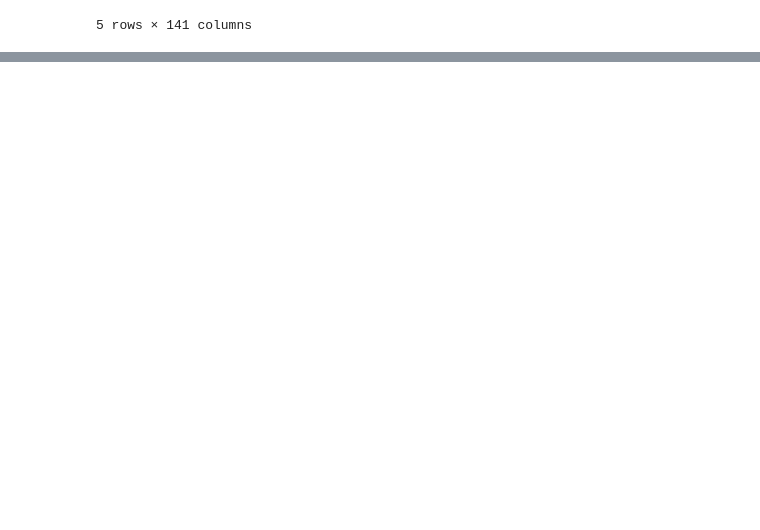
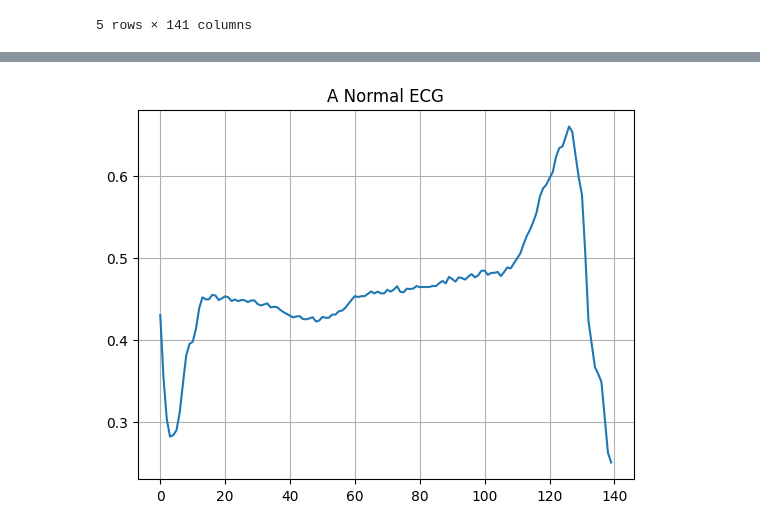
Before and after one commit to saiyaswanth883/DL_Lab, a Jupyter notebook: DL_Lab.ipynb, the cells around one changed output, grey strips where cells are left out. Drawn from its saved outputs; the diff is of its cells as text; code cells hidden in the pictures; blank space fills up the shorter version.

```diff
--- a/DL_Lab.ipynb
+++ b/DL_Lab.ipynb
@@ -262,3 +262,25 @@ dataframe.head()
 | 3 | 0.490473 | -1.914407 | -3.616364 | -4.318823 | -4.268016 | -3.881110 | -2.993280 | -1.671131 | -1.333884 | -0.965629 | ... | ... |
 | 4 | 0.800232 | -0.874252 | -2.384761 | -3.973292 | -4.338224 | -3.802422 | -2.534510 | -1.783423 | -1.594450 | -0.753199 | ... | ... |
 5 rows × 141 columns
+# %%
+labels=raw_data[:, -1]
+data =raw_data[:,0:-1]
+train_data, test_data, train_labels, test_labels = train_test_split(data, labels, test_size=0.2, random_state=21)
+
+#Normalize the data to [0,1].
+
+min_val = tf.reduce_min(train_data)
+max_val = tf.reduce_max(train_data)
+train_data = (train_data-min_val) / (max_val - min_val)
+test_data = (test_data - min_val) / (max_val - min_val)
+train_data = tf.cast(train_data, tf.float32)
+test_data = tf.cast(test_data, tf.float32)
+
+train_labels=train_labels.astype(bool)
+test_labels=test_labels.astype(bool)
+
+normal_train_data=train_data[train_labels]
+normal_test_data=test_data[test_labels]
+
+anamalous_train_data=train_data[~train_labels]
+anamalous_test_data=test_data[~test_labels]
@@ -264,0 +295,8 @@ dataframe.head()
+# %%
+#PLot an anamalous ECG.
+plt.grid()
+plt.plot(np.arange(140),anamalous_train_data[0])
+plt.title("A Normal ECG")
+plt.show()
+# %% [output]
+[figure, added]
```
Also changed, not shown: parts of 1 cell of this notebook.
